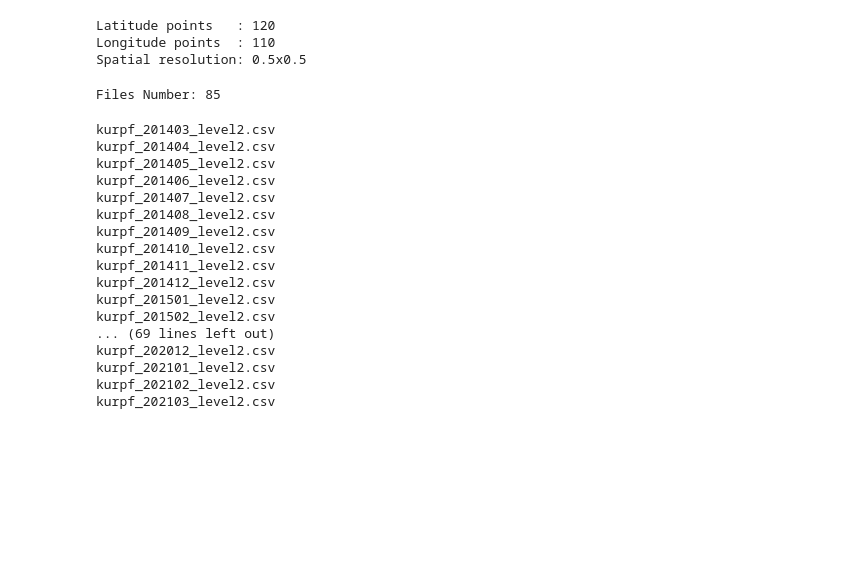
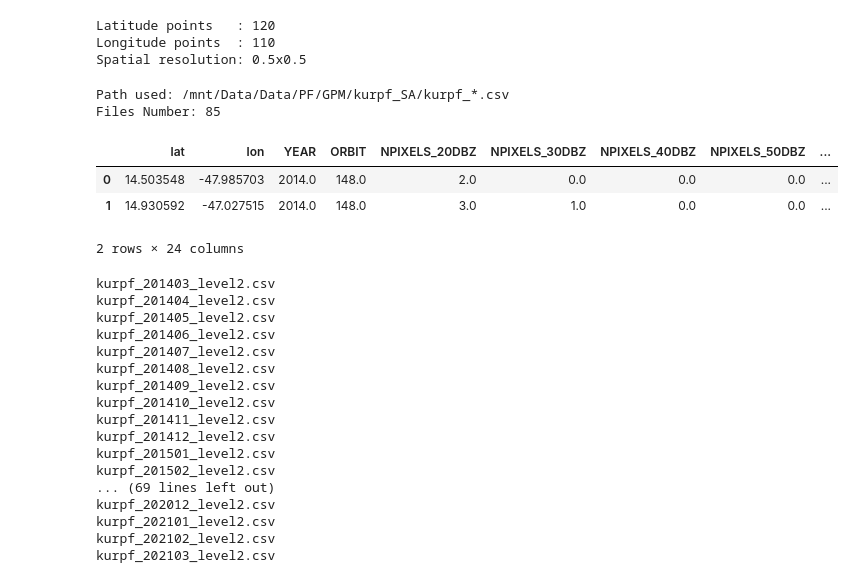
Before and after one commit to mhacarthur/PF_processing, a Jupyter notebook: jupyter/grid/grid_count_all.ipynb, the cells around one changed output. Drawn from its saved outputs; the diff is of its cells as text; code cells hidden in the pictures; blank space fills up the shorter version.

```diff
--- a/jupyter/grid_count_all.ipynb
+++ b/jupyter/grid/grid_count_all.ipynb
@@ -69,15 +69,25 @@ for x0 in np.arange(xmin, xmax+cell_size_x, cell_size_x ):
 cell = gpd.GeoDataFrame(grid_cells, columns=['geometry'], crs="EPSG:4326")
 cell = cell.reset_index()
 # %%
-product = 'kurpf'
+product = 'kurpf';satellite = 'GPM'
 # %%
-path_in = os.sep+'mnt'+os.sep+'Data'+os.sep+'Data'+os.sep+'PF'+os.sep+product+'_SA'+os.sep+product+'_*.csv'
+path_in = os.sep+'mnt'+os.sep+'Data'+os.sep+'Data'+os.sep+'PF'+os.sep+satellite+os.sep+product+'_SA'+os.sep+product+'_*.csv'
+print(f'Path used: {path_in}')
 file_list = glob.glob(path_in)
 file_list = sorted(file_list)
 len_files = len(file_list)
 print(f'Files Number: {len_files}')
 # %% [output]
+Path used: /mnt/Data/Data/PF/GPM/kurpf_SA/kurpf_*.csv
 Files Number: 85
+# %%
+data = pd.read_csv(file_list[0])
+data.head(2)
+# %% [output]
+|  | lat | lon | YEAR | ORBIT | NPIXELS_20DBZ | NPIXELS_30DBZ | NPIXELS_40DBZ | NPIXELS_50DBZ | ... |
+| 0 | 14.503548 | -47.985703 | 2014.0 | 148.0 | 2.0 | 0.0 | 0.0 | 0.0 | ... |
+| 1 | 14.930592 | -47.027515 | 2014.0 | 148.0 | 3.0 | 1.0 | 0.0 | 0.0 | ... |
+2 rows × 24 columns
 # %%
 pf_count = np.zeros([len_files,nlat,nlon])
 
```
Also changed, not shown: 1 other file.
